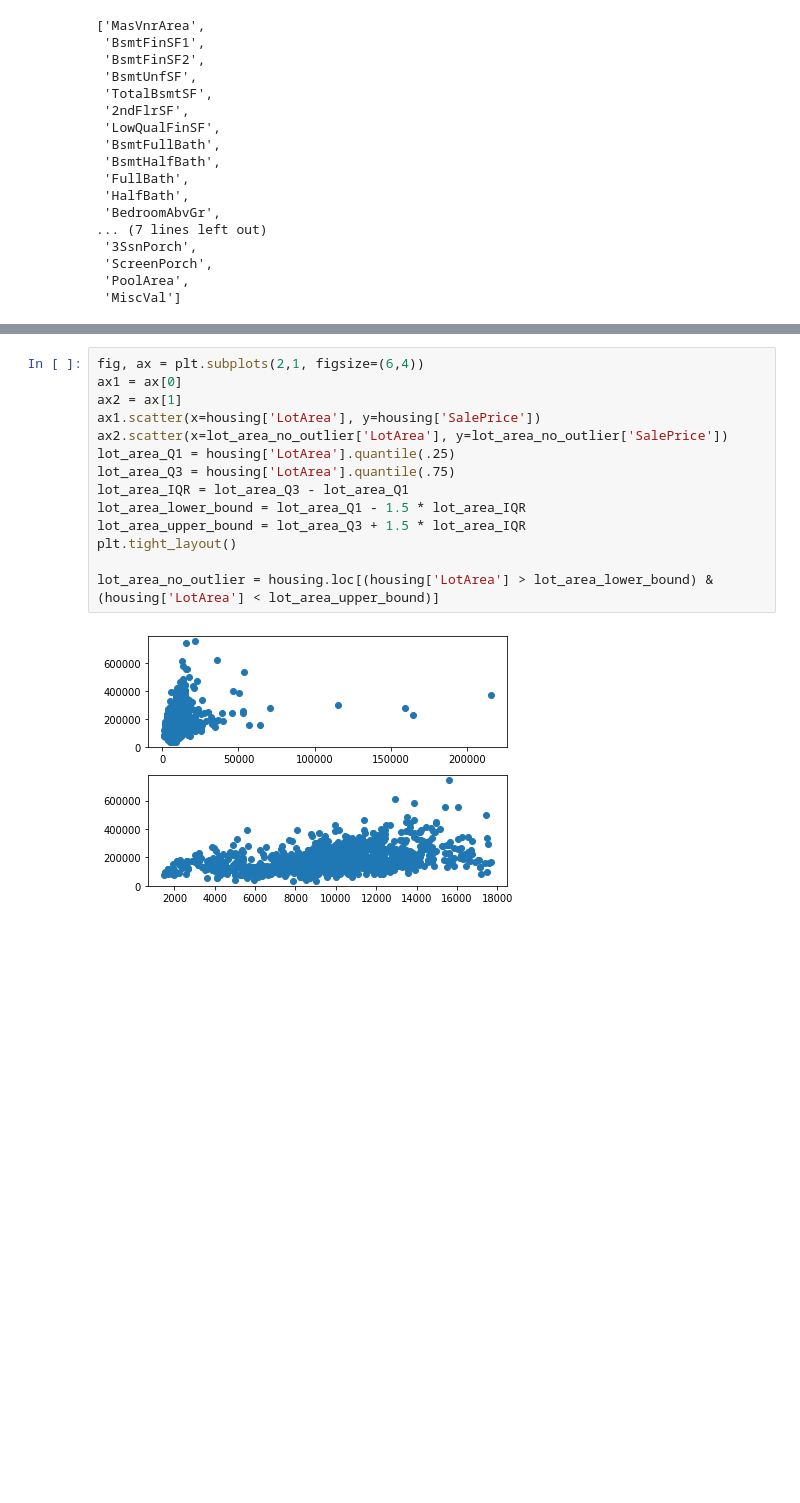
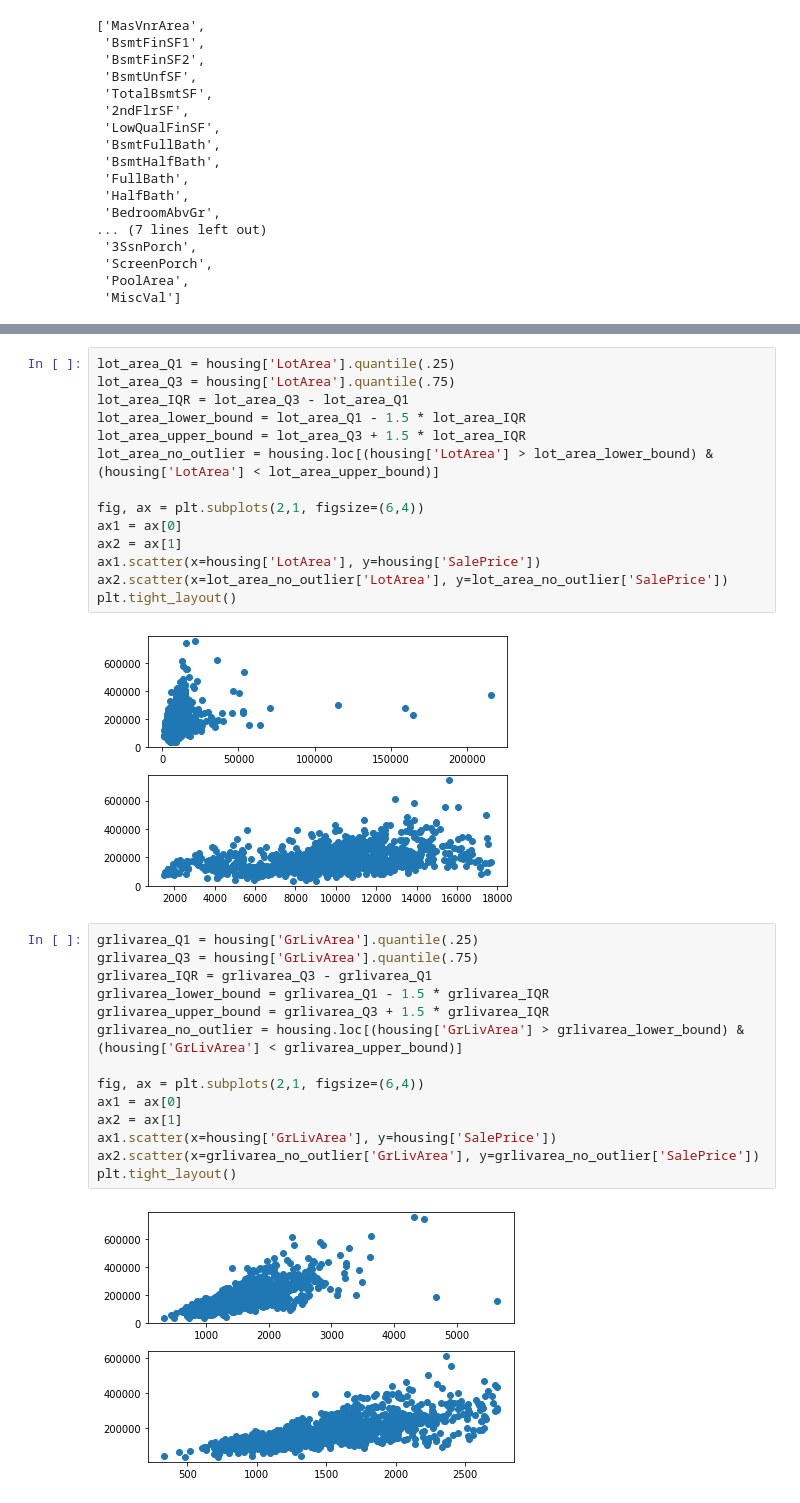
Before and after one commit to miggitymack/house-prices-advanced-regression-techniques, a Jupyter notebook: housing_prices.ipynb, the cells around one changed output, grey strips where cells are left out. Saved outputs shown, nothing was run; the diff lists cells and outputs as text; blank space fills up the shorter version.

```diff
--- a/housing_prices.ipynb
+++ b/housing_prices.ipynb
@@ -123,16 +126,32 @@ plt.hist(housing['3SsnPorch'])
 # %%
+lot_area_Q1 = housing['LotArea'].quantile(.25)
+lot_area_Q3 = housing['LotArea'].quantile(.75)
+lot_area_IQR = lot_area_Q3 - lot_area_Q1
+lot_area_lower_bound = lot_area_Q1 - 1.5 * lot_area_IQR
+lot_area_upper_bound = lot_area_Q3 + 1.5 * lot_area_IQR
+lot_area_no_outlier = housing.loc[(housing['LotArea'] > lot_area_lower_bound) & (housing['LotArea'] < lot_area_upper_bound)]
+
 fig, ax = plt.subplots(2,1, figsize=(6,4))
 ax1 = ax[0]
 ax2 = ax[1]
 ax1.scatter(x=housing['LotArea'], y=housing['SalePrice'])
 ax2.scatter(x=lot_area_no_outlier['LotArea'], y=lot_area_no_outlier['SalePrice'])
-lot_area_Q1 = housing['LotArea'].quantile(.25)
-lot_area_Q3 = housing['LotArea'].quantile(.75)
-lot_area_IQR = lot_area_Q3 - lot_area_Q1
-lot_area_lower_bound = lot_area_Q1 - 1.5 * lot_area_IQR
-lot_area_upper_bound = lot_area_Q3 + 1.5 * lot_area_IQR
 plt.tight_layout()
-
-lot_area_no_outlier = housing.loc[(housing['LotArea'] > lot_area_lower_bound) & (housing['LotArea'] < lot_area_upper_bound)]
 # %% [output]
 [figure]
+# %%
+grlivarea_Q1 = housing['GrLivArea'].quantile(.25)
+grlivarea_Q3 = housing['GrLivArea'].quantile(.75)
+grlivarea_IQR = grlivarea_Q3 - grlivarea_Q1
+grlivarea_lower_bound = grlivarea_Q1 - 1.5 * grlivarea_IQR
+grlivarea_upper_bound = grlivarea_Q3 + 1.5 * grlivarea_IQR
+grlivarea_no_outlier = housing.loc[(housing['GrLivArea'] > grlivarea_lower_bound) & (housing['GrLivArea'] < grlivarea_upper_bound)]
+
+fig, ax = plt.subplots(2,1, figsize=(6,4))
+ax1 = ax[0]
+ax2 = ax[1]
+ax1.scatter(x=housing['GrLivArea'], y=housing['SalePrice'])
+ax2.scatter(x=grlivarea_no_outlier['GrLivArea'], y=grlivarea_no_outlier['SalePrice'])
+plt.tight_layout()
+# %% [output]
+[figure, added]
```
Also changed, not shown: parts of 6 cells of this notebook.
